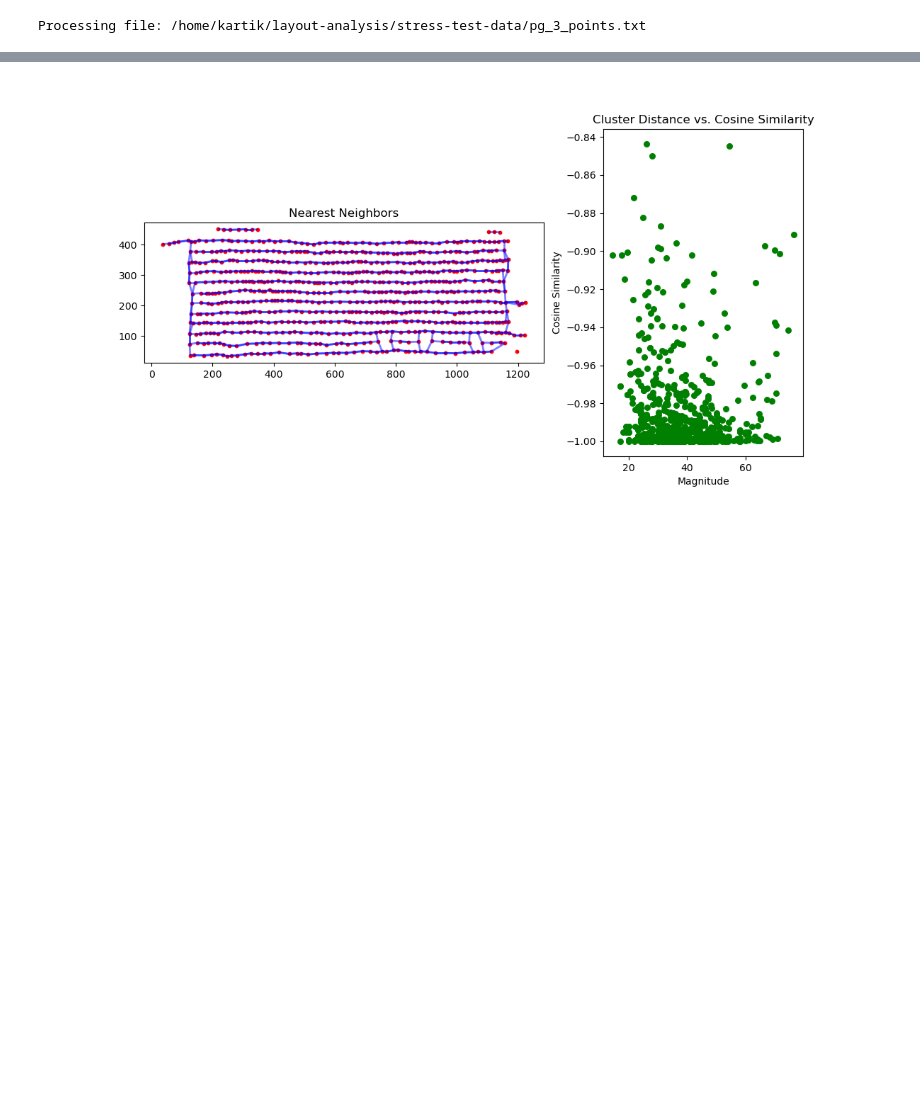
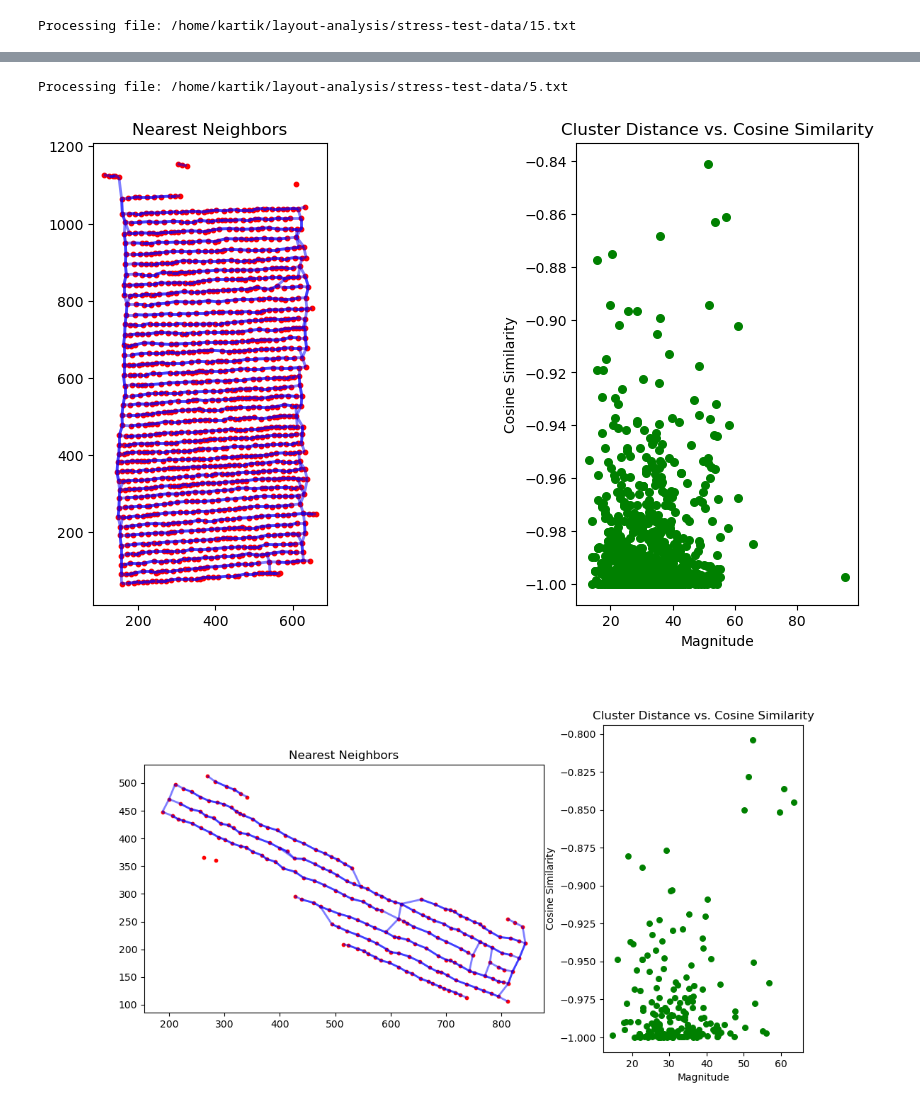
Before and after one commit to flame-cai/layout-analysis, a Jupyter notebook: simple_graph-v2.ipynb, the cells around one changed output, grey strips where cells are left out. Drawn from its saved outputs; the diff is of its cells as text; code cells hidden in the pictures; blank space fills up the shorter version.

Commit message:
new images,

```diff
--- a/simple_graph-v2.ipynb
+++ b/simple_graph-v2.ipynb
@@ -22,7 +22,7 @@ cos_similarity_less_than = -0.8
 # %%
 # Get unique prefixes efficiently without sorting everything
 for entry in os.scandir(DATA_PATH):
-    if entry.is_file() and entry.name.endswith('pg_3_points.txt'):
+    if entry.is_file() and entry.name.endswith('5.txt'):
         points_file = entry.path
         print(f"Processing file: {points_file}")
         points = np.loadtxt(points_file)
@@ -125,4 +125,4 @@ for entry in os.scandir(DATA_PATH):
         # Display the interactive figure (keeps multiple figures interactive)
         display(fig)
 # %% [output]
-Processing file: /home/kartik/layout-analysis/stress-test-data/pg_3_points.txt
+Processing file: /home/kartik/layout-analysis/stress-test-data/15.txt
@@ -130 +130,3 @@ Processing file: /home/kartik/layout-analysis/stress-test-data/pg_3_points.txt
+Processing file: /home/kartik/layout-analysis/stress-test-data/5.txt
-[figure, old version]
+[figure, new version]
+[figure, added]
```
Also changed, not shown: parts of 1 cell of this notebook, 56 other files.
